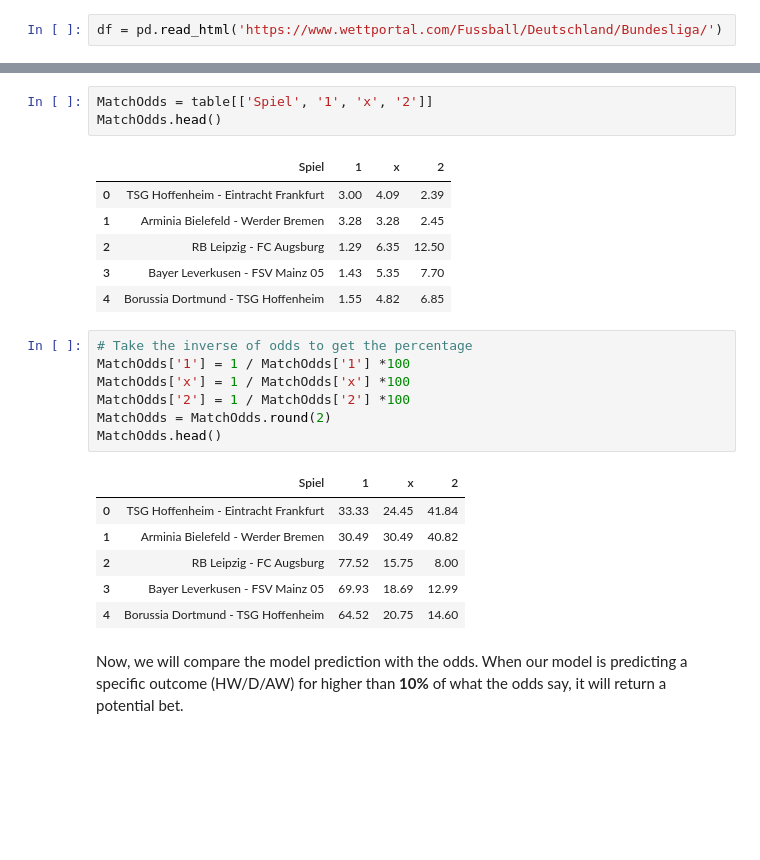
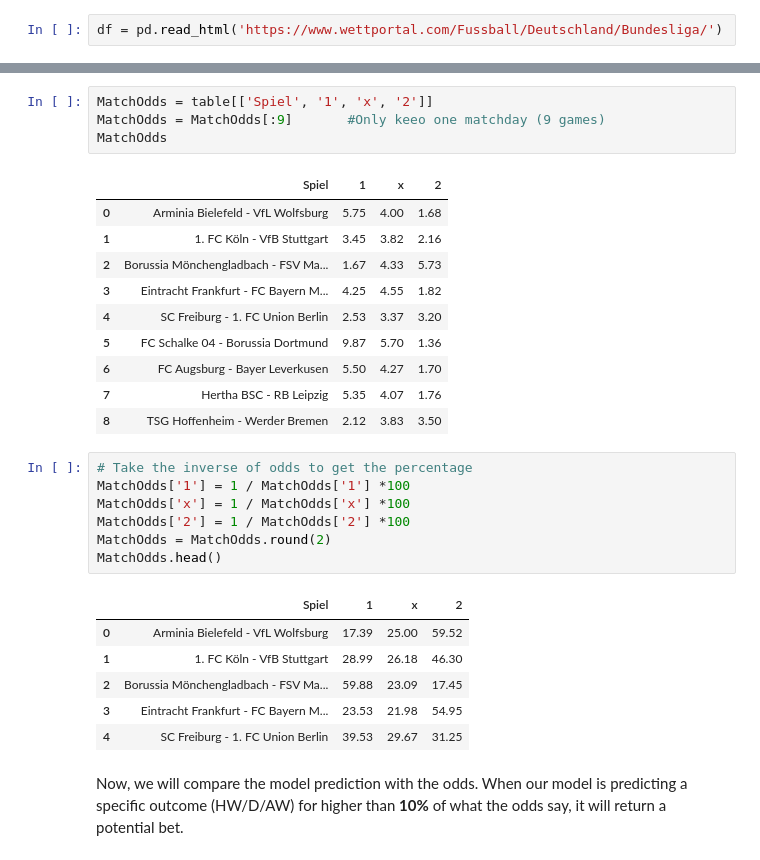
Before and after one commit to davidschs/SportsBetting-Algorithm, a Jupyter notebook: Sportsbetting2.ipynb, the cells around one changed output, grey strips where cells are left out. Drawn from its saved outputs; the diff is of its cells as text; blank space fills up the shorter version.

```diff
--- a/Sportsbetting2.ipynb
+++ b/Sportsbetting2.ipynb
@@ -1040,13 +1041,18 @@ table.head()
 # %%
 MatchOdds = table[['Spiel', '1', 'x', '2']]
-MatchOdds.head()
+MatchOdds = MatchOdds[:9]       #Only keeo one matchday (9 games)
+MatchOdds
 # %% [output]
 |  | Spiel | 1 | x | 2 |
-| 0 | TSG Hoffenheim - Eintracht Frankfurt | 3.00 | 4.09 | 2.39 |
-| 1 | Arminia Bielefeld - Werder Bremen | 3.28 | 3.28 | 2.45 |
-| 2 | RB Leipzig - FC Augsburg | 1.29 | 6.35 | 12.50 |
-| 3 | Bayer Leverkusen - FSV Mainz 05 | 1.43 | 5.35 | 7.70 |
-| 4 | Borussia Dortmund - TSG Hoffenheim | 1.55 | 4.82 | 6.85 |
+| 0 | Arminia Bielefeld - VfL Wolfsburg | 5.75 | 4.00 | 1.68 |
+| 1 | 1. FC Köln - VfB Stuttgart | 3.45 | 3.82 | 2.16 |
+| 2 | Borussia Mönchengladbach - FSV Ma... | 1.67 | 4.33 | 5.73 |
+| 3 | Eintracht Frankfurt - FC Bayern M... | 4.25 | 4.55 | 1.82 |
+| 4 | SC Freiburg - 1. FC Union Berlin | 2.53 | 3.37 | 3.20 |
+| 5 | FC Schalke 04 - Borussia Dortmund | 9.87 | 5.70 | 1.36 |
+| 6 | FC Augsburg - Bayer Leverkusen | 5.50 | 4.27 | 1.70 |
+| 7 | Hertha BSC - RB Leipzig | 5.35 | 4.07 | 1.76 |
+| 8 | TSG Hoffenheim - Werder Bremen | 2.12 | 3.83 | 3.50 |
 # %%
 # Take the inverse of odds to get the percentage
 MatchOdds['1'] = 1 / MatchOdds['1'] *100
@@ -1056,10 +1062,10 @@ MatchOdds = MatchOdds.round(2)
 MatchOdds.head()
 # %% [output]
 |  | Spiel | 1 | x | 2 |
-| 0 | TSG Hoffenheim - Eintracht Frankfurt | 33.33 | 24.45 | 41.84 |
-| 1 | Arminia Bielefeld - Werder Bremen | 30.49 | 30.49 | 40.82 |
-| 2 | RB Leipzig - FC Augsburg | 77.52 | 15.75 | 8.00 |
-| 3 | Bayer Leverkusen - FSV Mainz 05 | 69.93 | 18.69 | 12.99 |
-| 4 | Borussia Dortmund - TSG Hoffenheim | 64.52 | 20.75 | 14.60 |
+| 0 | Arminia Bielefeld - VfL Wolfsburg | 17.39 | 25.00 | 59.52 |
+| 1 | 1. FC Köln - VfB Stuttgart | 28.99 | 26.18 | 46.30 |
+| 2 | Borussia Mönchengladbach - FSV Ma... | 59.88 | 23.09 | 17.45 |
+| 3 | Eintracht Frankfurt - FC Bayern M... | 23.53 | 21.98 | 54.95 |
+| 4 | SC Freiburg - 1. FC Union Berlin | 39.53 | 29.67 | 31.25 |
 # %% [markdown]
 Now, we will compare the model prediction with the odds. When our model is predicting a specific outcome (HW/D/AW) for higher than **10%** of what the odds say, it will return a potential bet.
```
Also changed, not shown: parts of 87 cells of this notebook, 2 other files.
